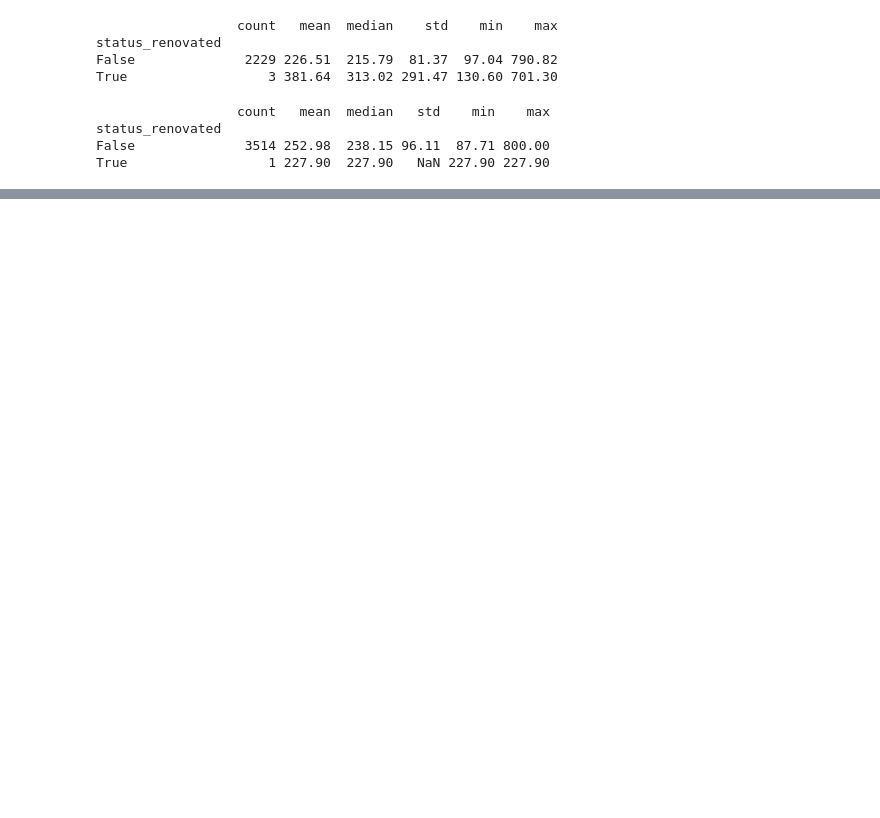
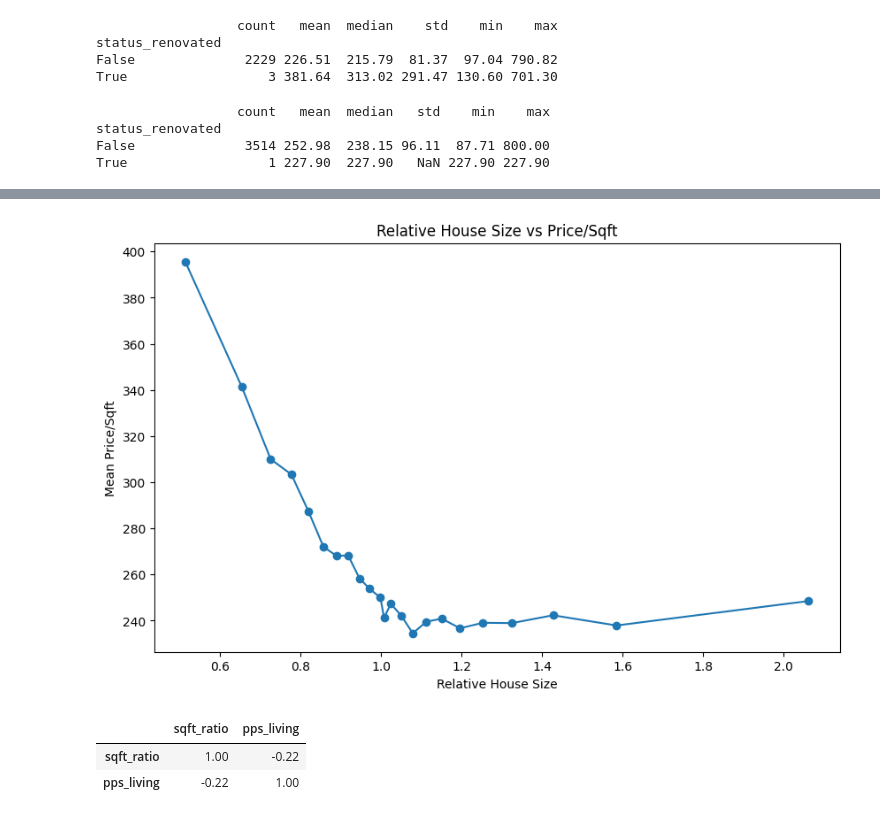
Before and after one commit to helgorithms/ds-eda-project, a Jupyter notebook: EDA.ipynb, the cells around one changed output, grey strips where cells are left out. Drawn from its saved outputs; the diff is of its cells as text; code cells hidden in the pictures; blank space fills up the shorter version.

```diff
--- a/EDA.ipynb
+++ b/EDA.ipynb
@@ -325,0 +378,28 @@ plt.show()
+# %%
+#bins as quantiles
+df['rel_size_bin'] = pd.qcut(df['sqft_ratio'], q=25, duplicates='drop')
+
+#get mean per bin rel_size & pps
+binned = df.groupby('rel_size_bin').agg(
+    mean_rel_size=('sqft_ratio', 'mean'),
+    mean_pps=('pps_living', 'mean'),
+    count=('pps_living', 'size')
+).reset_index()
+
+#plot
+plt.figure(figsize=(10,6))
+
+plt.plot(binned['mean_rel_size'], binned['mean_pps'], marker='o')
+plt.xlabel("Relative House Size")
+plt.ylabel("Mean Price/Sqft")
+plt.title("Relative House Size vs Price/Sqft")
+#plt.grid(True)
+plt.show()
+# %% [output]
+[figure, added]
+# %%
+df[['sqft_ratio', 'pps_living']].corr()
+# %% [output]
+|  | sqft_ratio | pps_living |
+| sqft_ratio | 1.00 | -0.22 |
+| pps_living | -0.22 | 1.00 |
```
Also changed, not shown: parts of 9 cells of this notebook.
